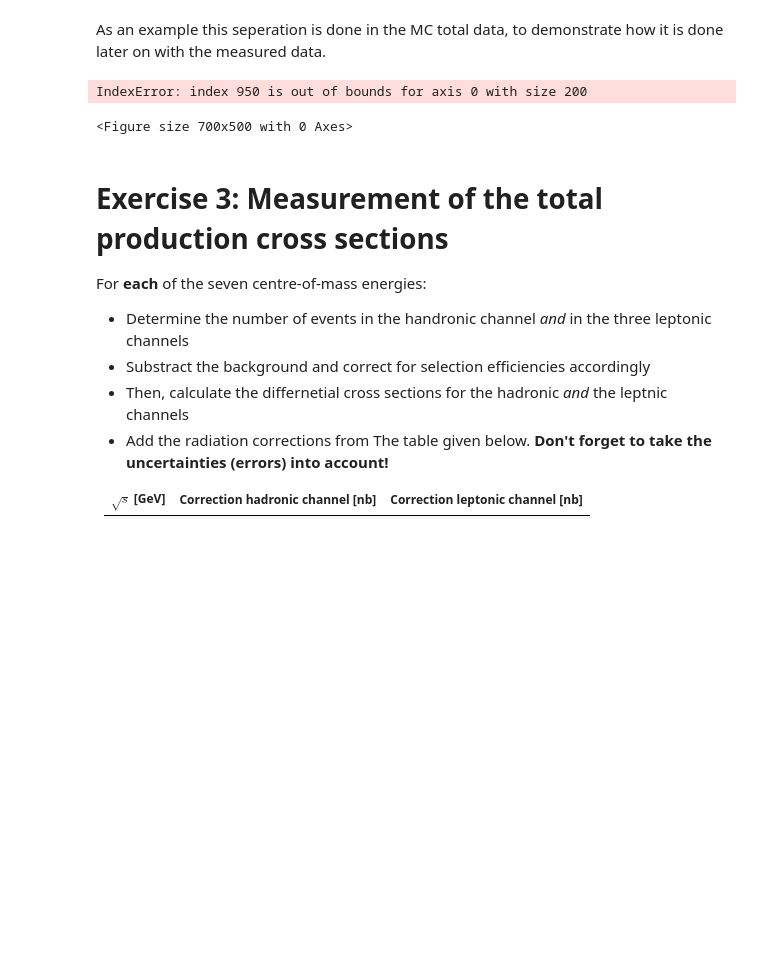
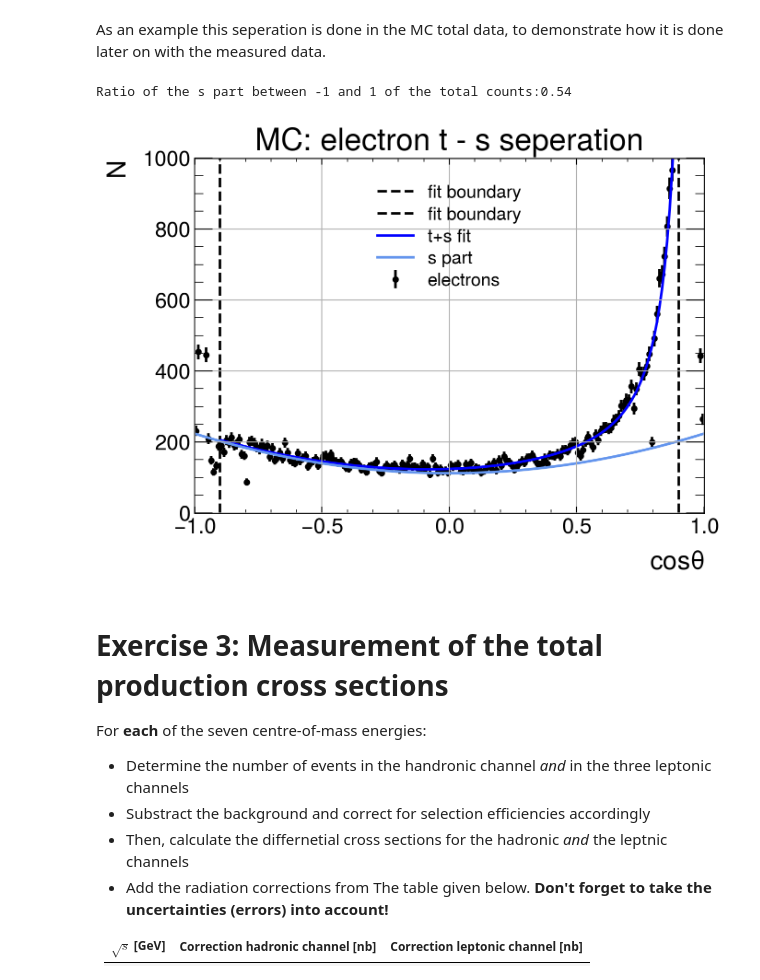
Before and after one commit to lukasg96/z0-precisionmeasurement, a Jupyter notebook: z0_experiment.ipynb, the cells around one changed output. Saved outputs shown, nothing was run; the diff lists cells and outputs as text; code cells hidden in the pictures; blank space fills up the shorter version.

```diff
--- a/z0_experiment.ipynb
+++ b/z0_experiment.ipynb
@@ -534,38 +534,38 @@ def tdsig(theta,B):
 plt.style.use(mplhep.style.ATLAS) # You can load ATLAS/CMS/ALICE plot style
 plt.figure(figsize=(7,5))
 
 # Subtracting t channel
-bin_min = 5
-bin_max = 950
+bin_min = 10
+bin_max = int(950/5)
 x_min = mid[bin_min]
 x_max = mid[bin_max]
 x_min_e_cut = x_min
 x_max_e_cut = x_max
 
 coeff, var_matrix  =curve_fit(dsigdtheta,mid[bin_min:bin_max],e_cut[bin_min:bin_max])
 hist_fit = dsigdtheta(mid[bin_min:bin_max],*coeff)
 fit_s_chan = sdsig(mid,coeff[0])
 
 s_partial = coeff[0] * (8 / 3) * len(fit_s_chan) / (sum(e_cut)*2)
 #s_partial_err = np.sqrt(((8 / 3) * len(fit_s_chan) / (sum(e_cut)*2))**2) * var_matrix[0][0] + (coeff[0] * (8 / 3) * len(fit_s_chan) / (sum(e_cut)*2)**2 )**2 * opalB_err[ii][0]**2
 
-print('Ratio of the s part between -1 and 1 of the total counts:{}'.format(s_partial) )
+print('Ratio of the s part between -1 and 1 of the total counts:{:1.2f}'.format(s_partial) )
 
 e_cut_err = np.sqrt(e_cut)
 plt.title('MC: electron t - s seperation')
 plt.errorbar(mid, e_cut, yerr=e_cut_err, label = 'electrons', fmt=".", color=colors['mix'], zorder=1)
 #plt.plot(mid, e_cut, label = 'electrons', color=colors['e'])
 plt.axvline(x=0.9, color = 'k', ls = '--', label = 'fit boundary')
 plt.axvline(x=-0.9, color = 'k', ls = '--', label = 'fit boundary')
 
-#plt.plot(mid[bin_min:bin_max],hist_fit,label = 't+s fit',color = 'lightsteelblue')
-#plt.plot(mid,fit_s_chan, label = 's part of the fit', color = 'slategrey')
+plt.plot(mid[bin_min:bin_max],hist_fit,label = 't+s fit',color = colors['e'] )
+plt.plot(mid,fit_s_chan, label = 's part', color = colors['es'])
 plt.xlabel(r'$cos{\theta}$')
 plt.ylabel('N')
 plt.grid()
-plt.ylim(0,250)
+plt.ylim(0,1000)
 plt.legend()
 plt.show()
 # %% [output]
-IndexError: index 950 is out of bounds for axis 0 with size 200
+Ratio of the s part between -1 and 1 of the total counts:0.54
-<Figure size 700x500 with 0 Axes>
+[figure, added]
```
Also changed, not shown: parts of 6 cells of this notebook.
